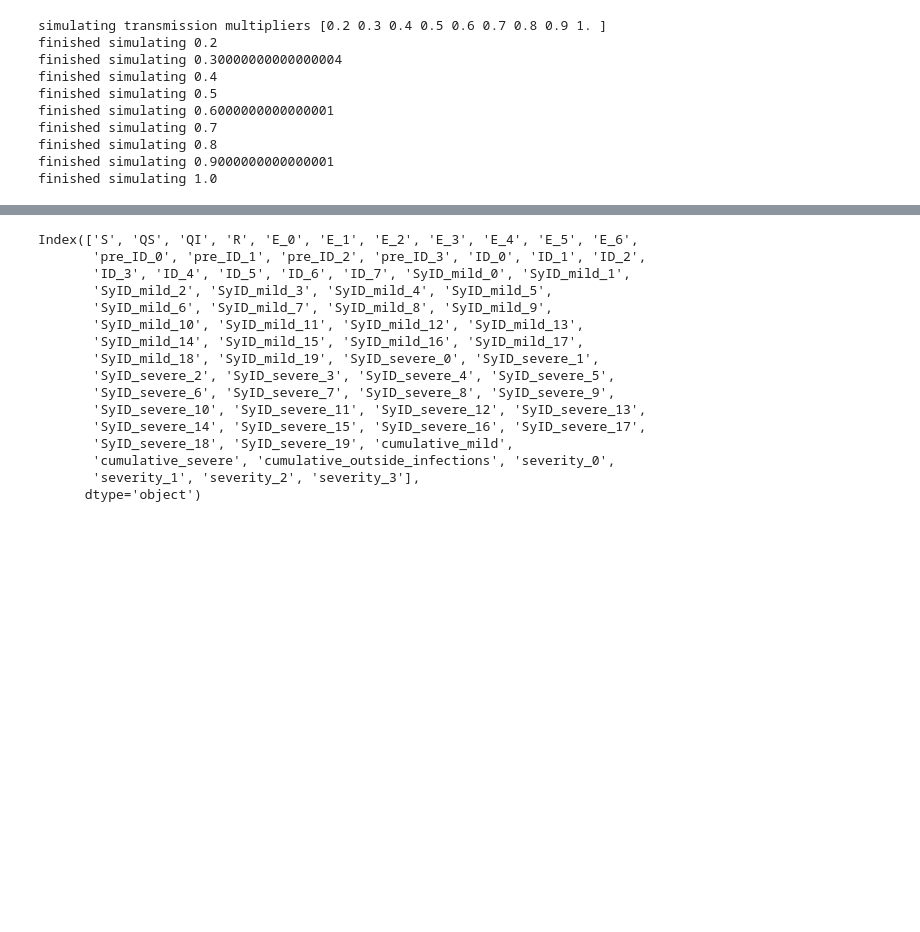
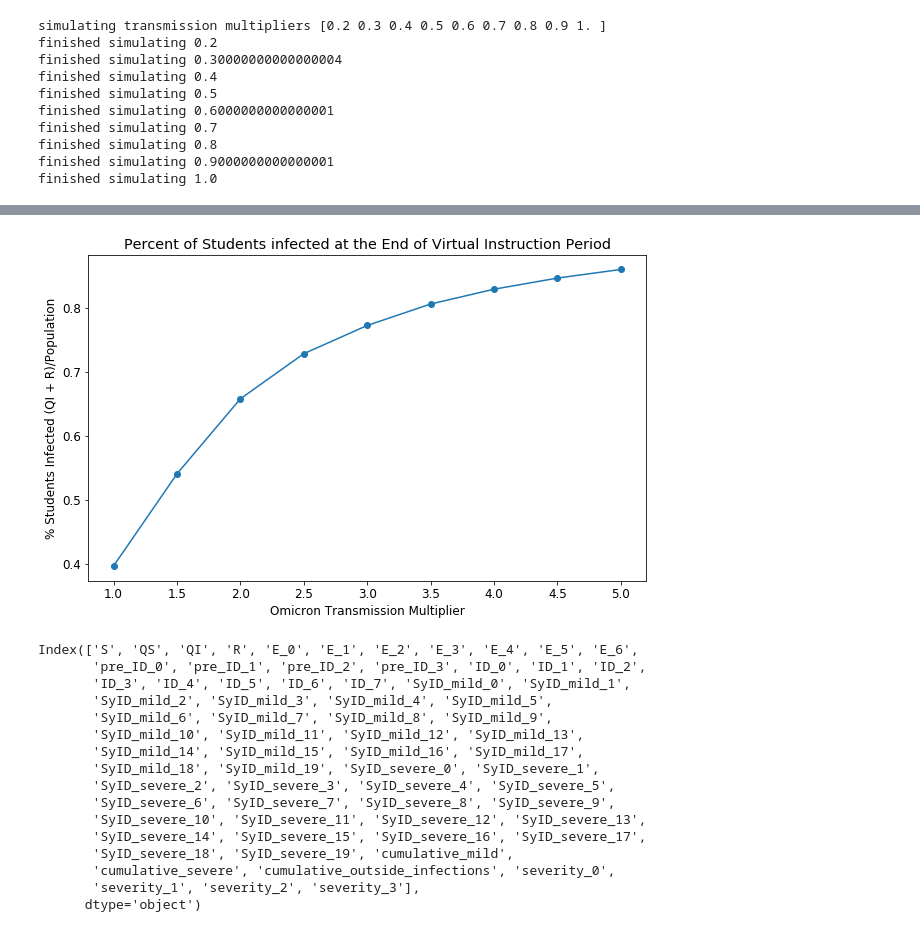
Before and after one commit to peter-i-frazier/group-testing, a Jupyter notebook: notebooks/spring_2022_sims/virtual_instruction_sensitivity.ipynb, the cells around one changed output, grey strips where cells are left out. Saved outputs shown, nothing was run; the diff lists cells and outputs as text; code cells hidden in the pictures; blank space fills up the shorter version.

```diff
--- a/notebooks/spring_2022_sims/virtual_instruction_sensitivity.ipynb
+++ b/notebooks/spring_2022_sims/virtual_instruction_sensitivity.ipynb
@@ -46,3 +79,27 @@ finished simulating 1.0
+# %%
+def get_QI_R(df):
+    return df[['QI', 'R']].iloc[df.shape[0] - 1].sum()
+# %%
+import matplotlib.pyplot as plt
+
+
+plt.figure(figsize=(10,6))
+QI_R_popsize = list()
+for mult in transmission_multipliers:
+    QI_R_pop = list()
+    for sim_df in sim_df_results[mult]:
+        QI_R_pop.append(get_QI_R(sim_df))
+    QI_R_popsize.append(np.mean(QI_R_pop) / virtual_params['population_size'])
+
+plt.plot(5 * np.array(transmission_multipliers), QI_R_popsize, marker='o')
+
+plt.title('Percent of Students infected at the End of Virtual Instruction Period')
+plt.xlabel('Omicron Transmission Multiplier')
+plt.ylabel('% Students Infected (QI + R)/Population')
+# plt.legend(title='Omicron Mult')
+plt.show()
+# %% [output]
+[figure, added]
 # %%
 df = sim_dfs[0]
 # %%
```
Also changed, not shown: parts of 3 cells of this notebook, 1 other file.
